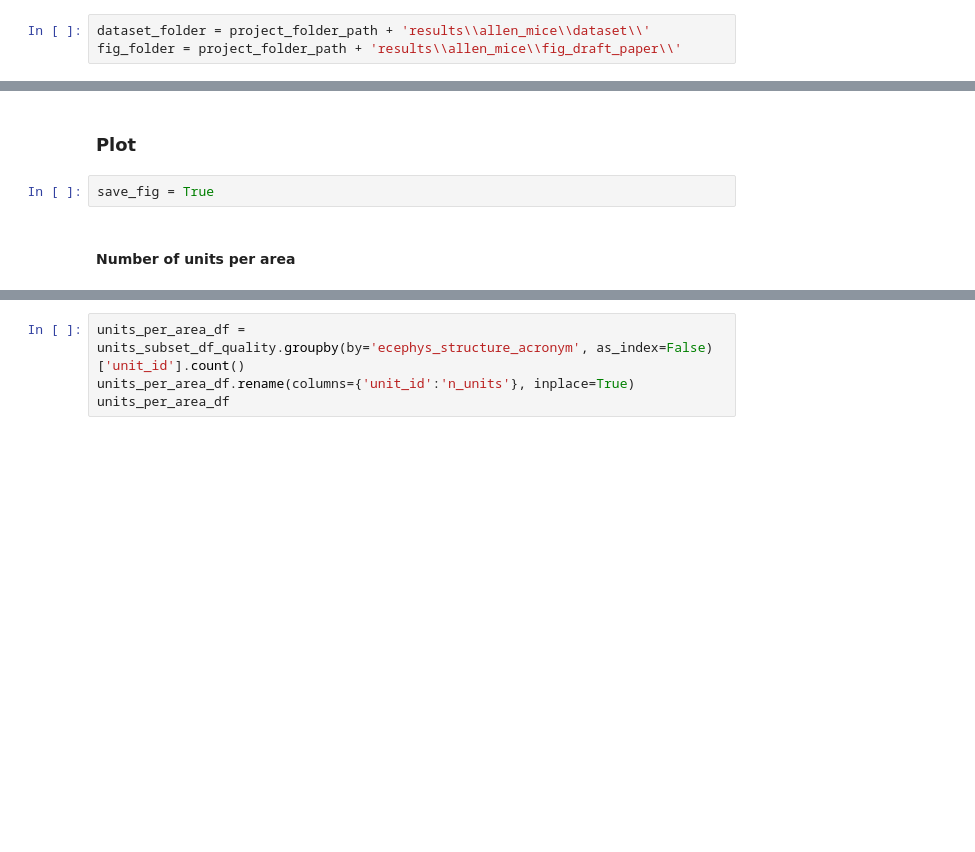
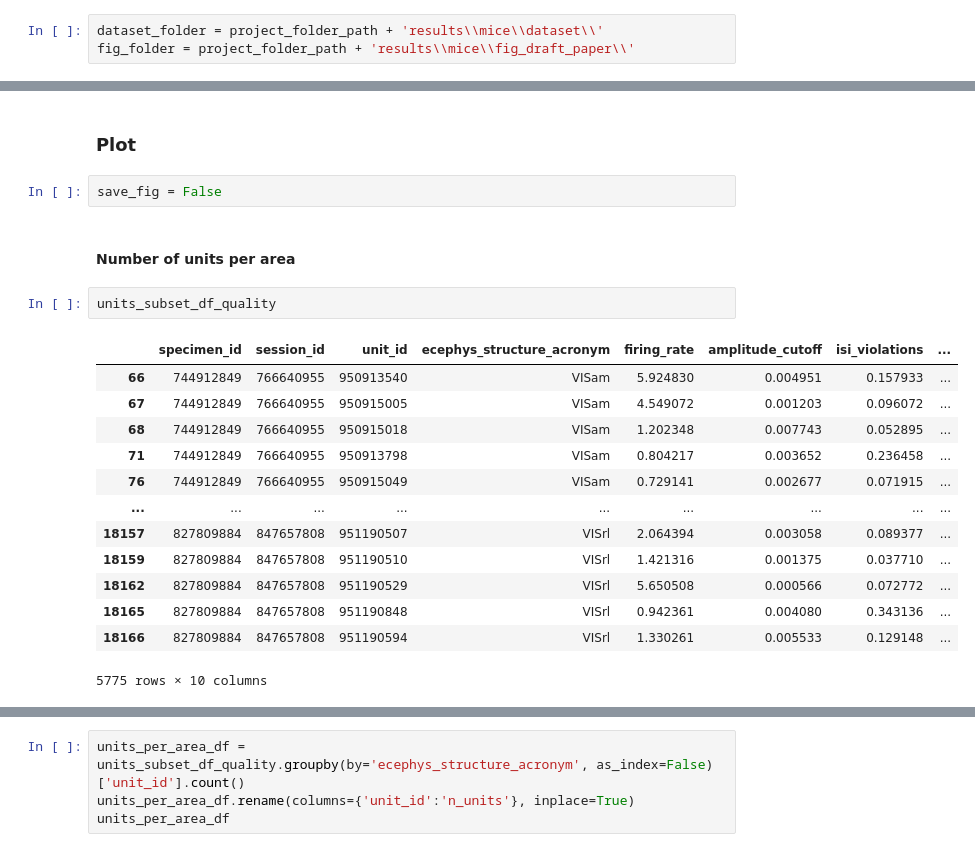
Before and after one commit to iinnpp/isttc, a Jupyter notebook: notebooks/mice/plot_dataset_info.ipynb, the cells around one changed output, grey strips where cells are left out. Cells and saved outputs as stored; diff of their text form; blank space fills up the shorter version.

```diff
--- a/notebooks/mice/plot_dataset_info.ipynb
+++ b/notebooks/mice/plot_dataset_info.ipynb
@@ -27,8 +27,8 @@ mpl.rcParams['pdf.fonttype'] = 42
 mpl.rcParams['ps.fonttype'] = 42
 plt.rcParams['svg.fonttype'] = 'none'
 # %%
-dataset_folder = project_folder_path + 'results\\allen_mice\\dataset\\'
-fig_folder = project_folder_path + 'results\\allen_mice\\fig_draft_paper\\'
+dataset_folder = project_folder_path + 'results\\mice\\dataset\\'
+fig_folder = project_folder_path + 'results\\mice\\fig_draft_paper\\'
 # %%
 # the order is like in Siegle paper
 brain_areas = ['LGd', 'VISp', 'VISl', 'VISrl', 'LP', 'VISal', 'VISpm', 'VISam']
@@ -89,6 +89,22 @@ units_subset_df_quality.to_pickle(dataset_folder + 'cut_30min\\sua_list_constrai
 # %% [markdown]
 ### Plot
 # %%
-save_fig = True
+save_fig = False
 # %% [markdown]
 #### Number of units per area
+# %%
+units_subset_df_quality
+# %% [output]
+|  | specimen_id | session_id | unit_id | ecephys_structure_acronym | firing_rate | amplitude_cutoff | isi_violations | ... |
+| 66 | 744912849 | 766640955 | 950913540 | VISam | 5.924830 | 0.004951 | 0.157933 | ... |
+| 67 | 744912849 | 766640955 | 950915005 | VISam | 4.549072 | 0.001203 | 0.096072 | ... |
+| 68 | 744912849 | 766640955 | 950915018 | VISam | 1.202348 | 0.007743 | 0.052895 | ... |
+| 71 | 744912849 | 766640955 | 950913798 | VISam | 0.804217 | 0.003652 | 0.236458 | ... |
+| 76 | 744912849 | 766640955 | 950915049 | VISam | 0.729141 | 0.002677 | 0.071915 | ... |
+| ... | ... | ... | ... | ... | ... | ... | ... | ... |
+| 18157 | 827809884 | 847657808 | 951190507 | VISrl | 2.064394 | 0.003058 | 0.089377 | ... |
+| 18159 | 827809884 | 847657808 | 951190510 | VISrl | 1.421316 | 0.001375 | 0.037710 | ... |
+| 18162 | 827809884 | 847657808 | 951190529 | VISrl | 5.650508 | 0.000566 | 0.072772 | ... |
+| 18165 | 827809884 | 847657808 | 951190848 | VISrl | 0.942361 | 0.004080 | 0.343136 | ... |
+| 18166 | 827809884 | 847657808 | 951190594 | VISrl | 1.330261 | 0.005533 | 0.129148 | ... |
+5775 rows × 10 columns
```
Also changed, not shown: parts of 2 cells of this notebook, 3 other files.
